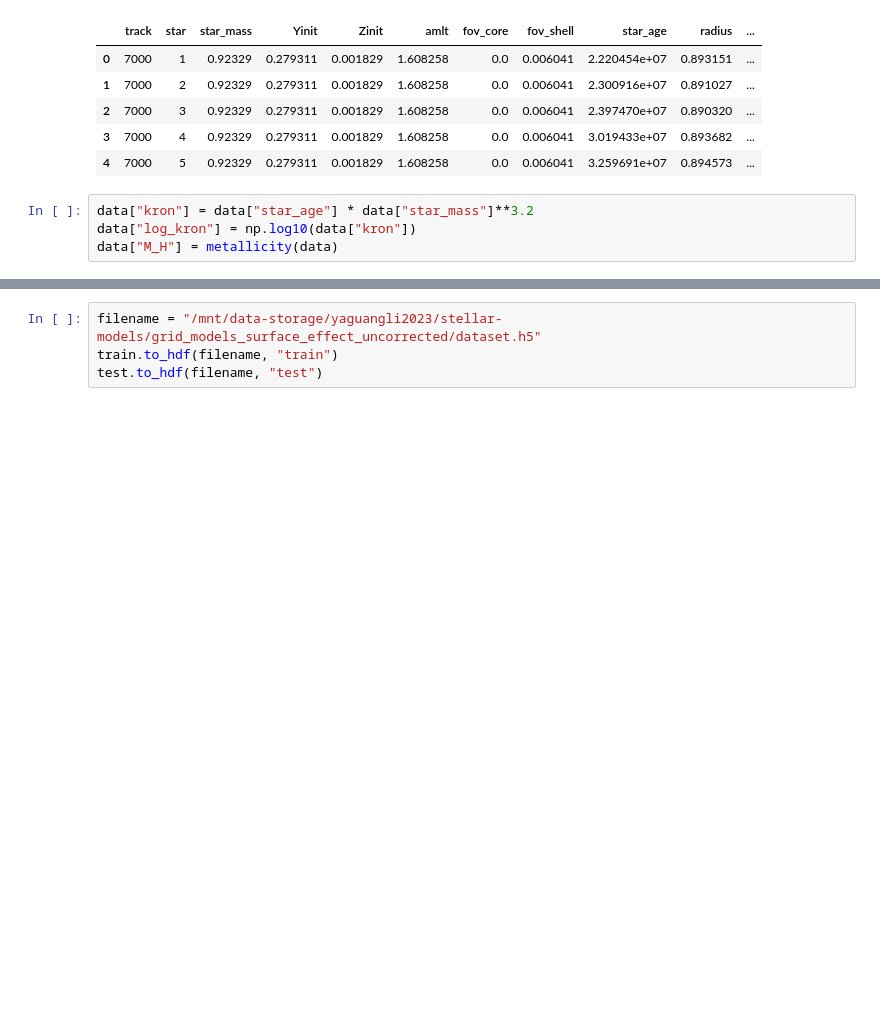
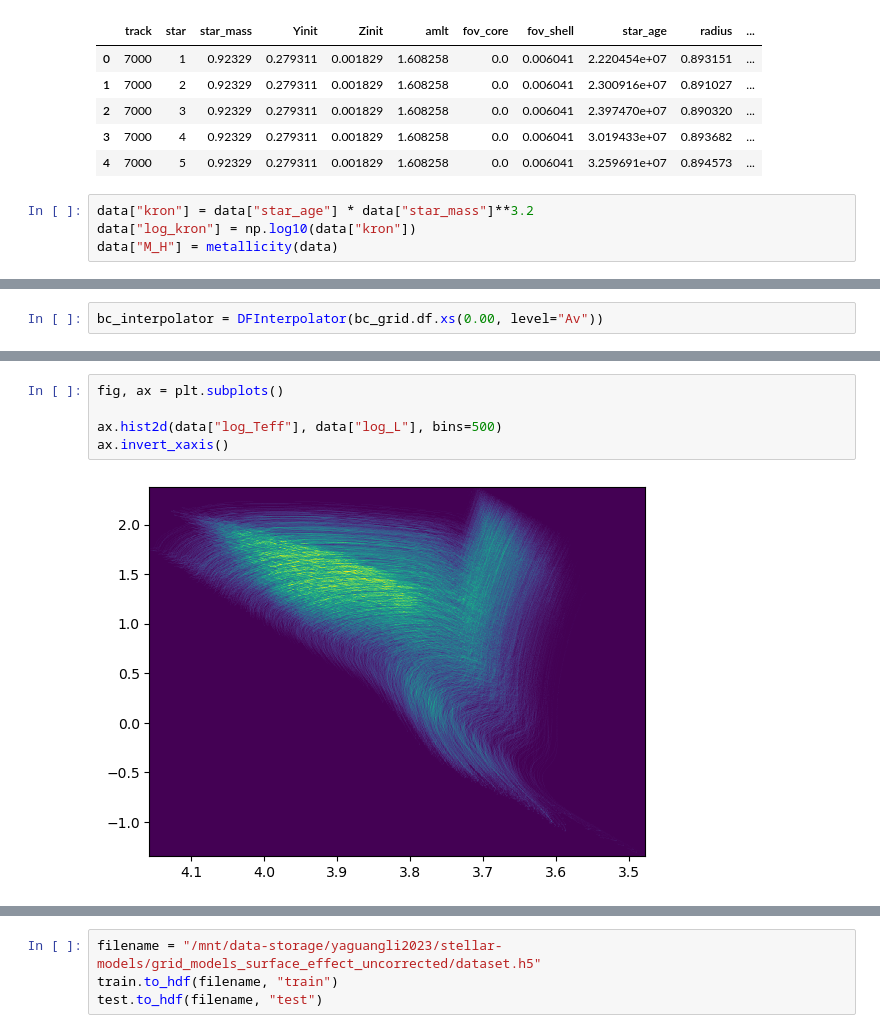
Before and after one commit to alexlyttle/stellar-emulator, a Jupyter notebook: notebook/train-test-split.ipynb, the cells around one changed output, grey strips where cells are left out. Saved outputs shown, nothing was run; the diff lists cells and outputs as text; blank space fills up the shorter version.

```diff
--- a/notebook/train-test-split.ipynb
+++ b/notebook/train-test-split.ipynb
@@ -76,0 +91,2 @@ Preparing train and test dataset.
+# %%
+bc_interpolator = DFInterpolator(bc_grid.df.xs(0.00, level="Av"))
@@ -76,0 +130,7 @@ Preparing train and test dataset.
+# %%
+fig, ax = plt.subplots()
+
+ax.hist2d(data["log_Teff"], data["log_L"], bins=500)
+ax.invert_xaxis()
+# %% [output]
+[figure, added]
```
Also changed, not shown: parts of 14 cells of this notebook.
